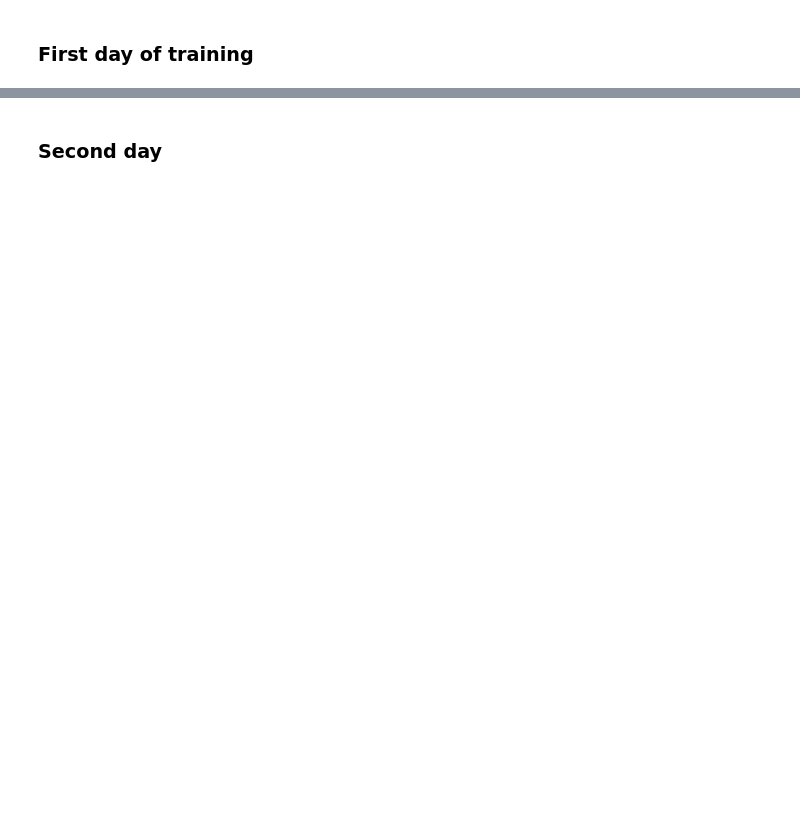
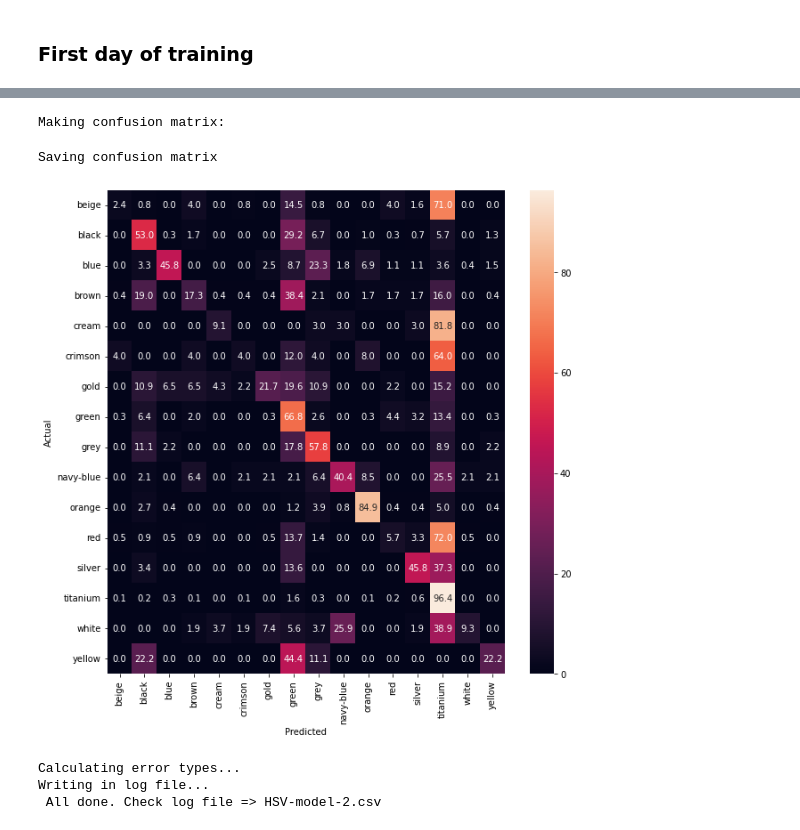
Before and after one commit to m-bashari-m/vehicle-color-recognition, a Jupyter notebook: src/hsv-model.ipynb, the cells around one changed output, grey strips where cells are left out. Drawn from its saved outputs; the diff is of its cells as text; code cells hidden in the pictures; blank space fills up the shorter version.

```diff
--- a/src/hsv-model.ipynb
+++ b/src/hsv-model.ipynb
@@ -91,0 +129,6 @@ Epoch 1/10
+# %%
+history = hsv_model.fit(train_ds,
+                          callbacks=callbacks,
+                          epochs=25,
+                          class_weight=class_weight,
+                          initial_epoch=15)
@@ -94,2 +158,15 @@ hsv_model.save_weights('drive/MyDrive/checkpoints/hsv-weights.h5')
-# %% [markdown]
-### Second day
+# %%
+analyzer = ErrorAnalyzer(model=hsv_model,
+                         ds=val_ds,
+                         classes=classes,
+                         model_name='HSV-model-2')
+
+analyzer.plot_confusion_mat()
+analyzer.evaluate_model()
+# %% [output]
+Making confusion matrix:
+Saving confusion matrix
+[figure, added]
+Calculating error types...
+Writing in log file...
+ All done. Check log file => HSV-model-2.csv
```
Also changed, not shown: parts of 16 cells of this notebook.
